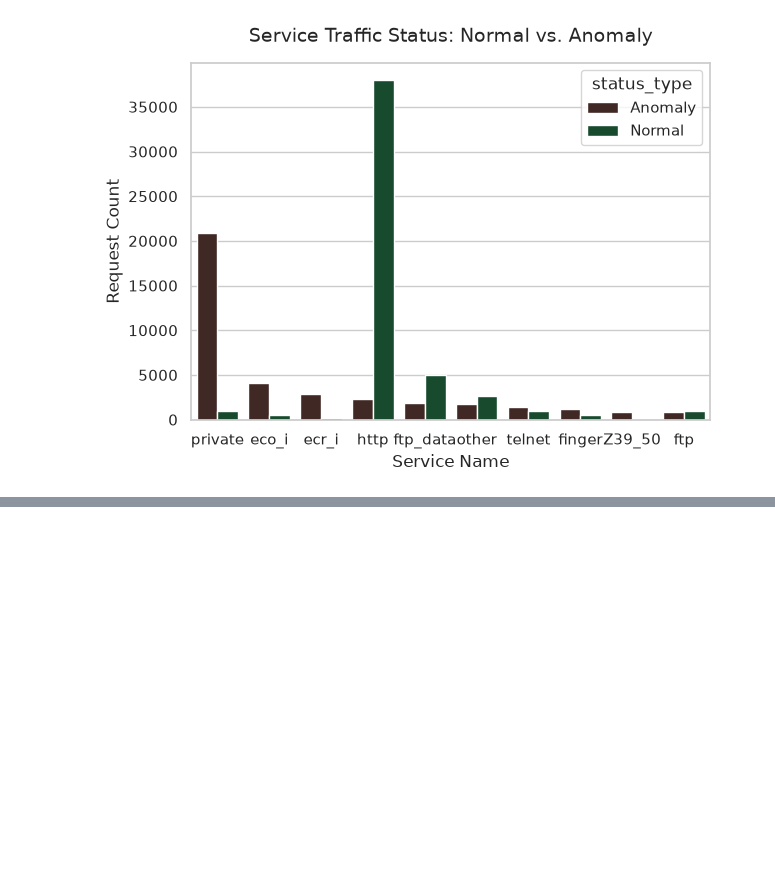
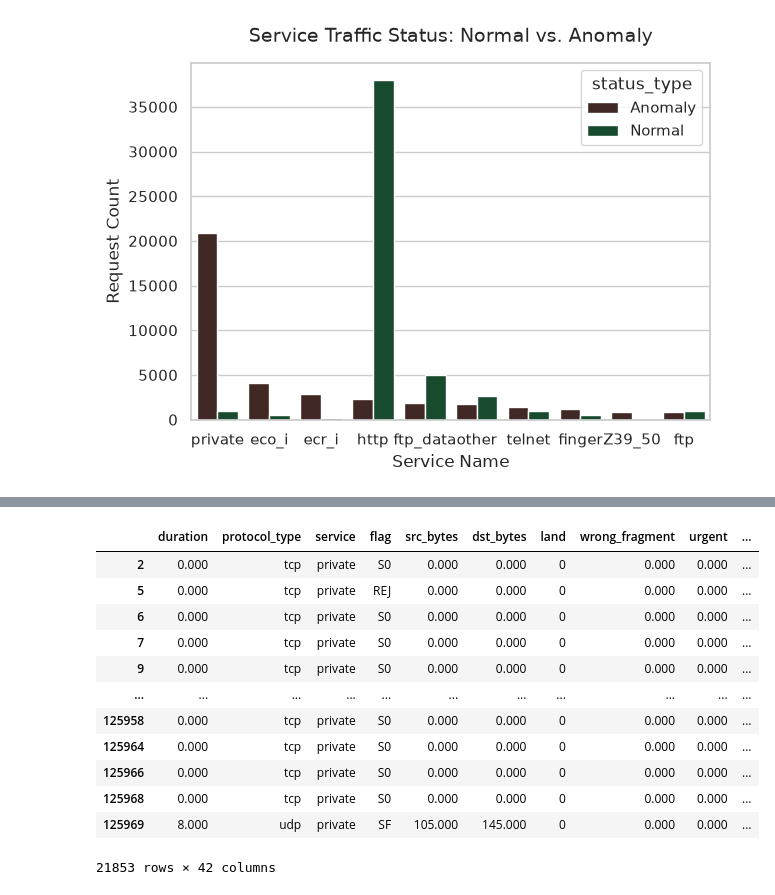
Before and after one commit to hubymeme22/network-security-ids-ml, a Jupyter notebook: experiments/dataset_analysis.ipynb, the cells around one changed output, grey strips where cells are left out. Cells and saved outputs as stored; diff of their text form; code cells hidden in the pictures; blank space fills up the shorter version.

```diff
--- a/experiments/dataset_analysis.ipynb
+++ b/experiments/dataset_analysis.ipynb
@@ -237,0 +227,17 @@ It can be seen here that the `private` service has the highest anomalous packet
+# %%
+service_packets = train_dataset_df[train_dataset_df["service"] == "private"]
+service_packets
+# %% [output]
+|  | duration | protocol_type | service | flag | src_bytes | dst_bytes | land | wrong_fragment | urgent | ... |
+| 2 | 0.000 | tcp | private | S0 | 0.000 | 0.000 | 0 | 0.000 | 0.000 | ... |
+| 5 | 0.000 | tcp | private | REJ | 0.000 | 0.000 | 0 | 0.000 | 0.000 | ... |
+| 6 | 0.000 | tcp | private | S0 | 0.000 | 0.000 | 0 | 0.000 | 0.000 | ... |
+| 7 | 0.000 | tcp | private | S0 | 0.000 | 0.000 | 0 | 0.000 | 0.000 | ... |
+| 9 | 0.000 | tcp | private | S0 | 0.000 | 0.000 | 0 | 0.000 | 0.000 | ... |
+| ... | ... | ... | ... | ... | ... | ... | ... | ... | ... | ... |
+| 125958 | 0.000 | tcp | private | S0 | 0.000 | 0.000 | 0 | 0.000 | 0.000 | ... |
+| 125964 | 0.000 | tcp | private | S0 | 0.000 | 0.000 | 0 | 0.000 | 0.000 | ... |
+| 125966 | 0.000 | tcp | private | S0 | 0.000 | 0.000 | 0 | 0.000 | 0.000 | ... |
+| 125968 | 0.000 | tcp | private | S0 | 0.000 | 0.000 | 0 | 0.000 | 0.000 | ... |
+| 125969 | 8.000 | udp | private | SF | 105.000 | 145.000 | 0 | 0.000 | 0.000 | ... |
+21853 rows × 42 columns
```
Also changed, not shown: parts of 6 cells of this notebook, 1 other file.
